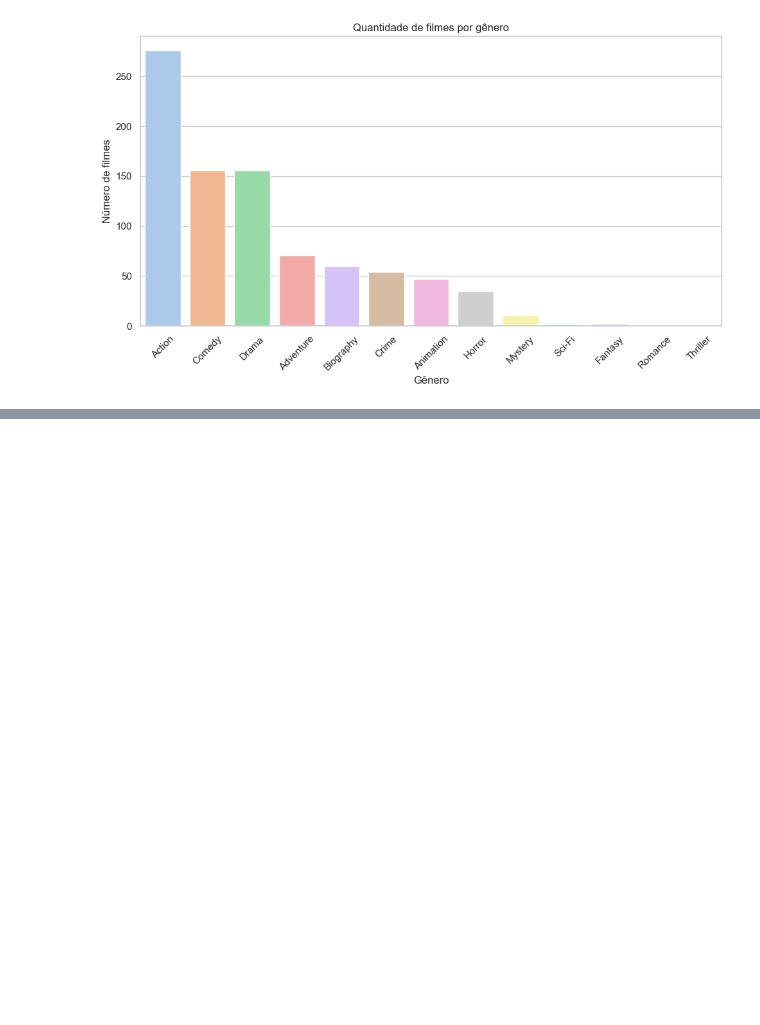
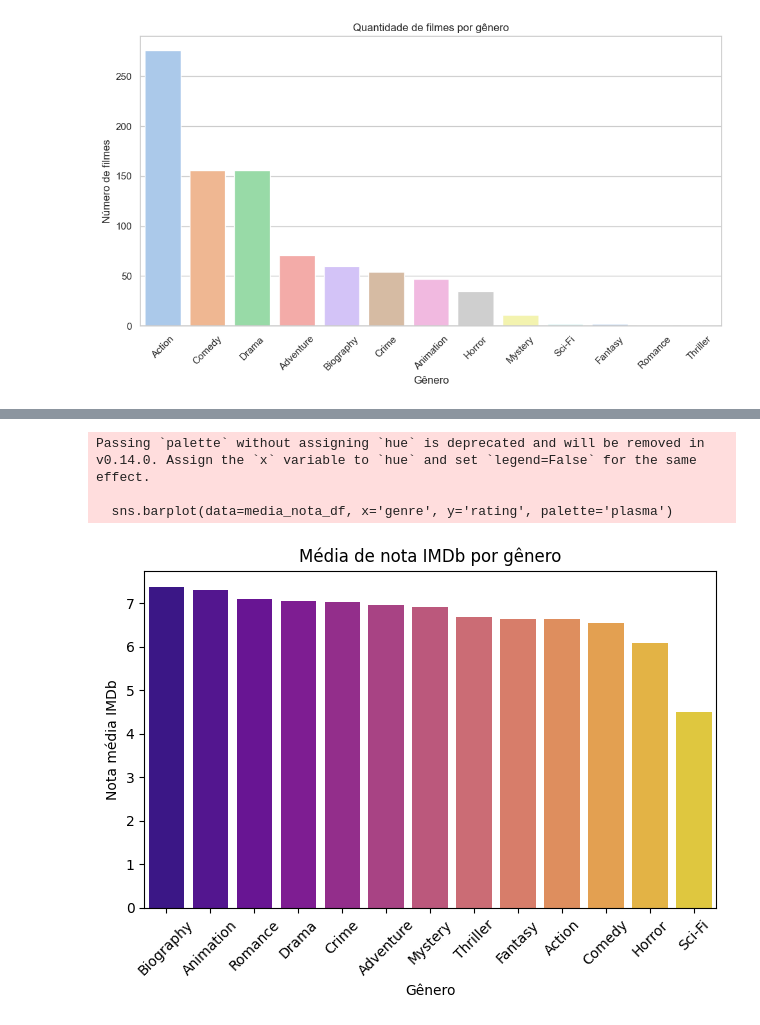
Before and after one commit to TeacherSamanthaSilva/AnaliseDadosFilmesSeaborn, a Jupyter notebook: filmes.ipynb, the cells around one changed output, grey strips where cells are left out. Saved outputs shown, nothing was run; the diff lists cells and outputs as text; code cells hidden in the pictures; blank space fills up the shorter version.

```diff
--- a/filmes.ipynb
+++ b/filmes.ipynb
@@ -395,0 +516,20 @@ Passing `palette` without assigning `hue` is deprecated and will be removed in v
+# %%
+# ⭐ Média de nota por gênero
+media_nota = df.groupby('genre')['rating'].mean().sort_values(ascending=False)
+
+# 🔽 Transformando em DataFrame para visualização
+media_nota_df = media_nota.reset_index()
+
+# 📊 Gráfico de barras
+sns.barplot(data=media_nota_df, x='genre', y='rating', palette='plasma')
+plt.title('Média de nota IMDb por gênero')
+plt.xlabel('Gênero')
+plt.ylabel('Nota média IMDb')
+plt.xticks(rotation=45)
+plt.tight_layout()
+plt.show()
+# %% [output]
+Passing `palette` without assigning `hue` is deprecated and will be removed in v0.14.0. Assign the `x` variable to `hue` and set `legend=False` for the same effect.
+
+  sns.barplot(data=media_nota_df, x='genre', y='rating', palette='plasma')
+[figure, added]
```
Also changed, not shown: parts of 17 cells of this notebook.
